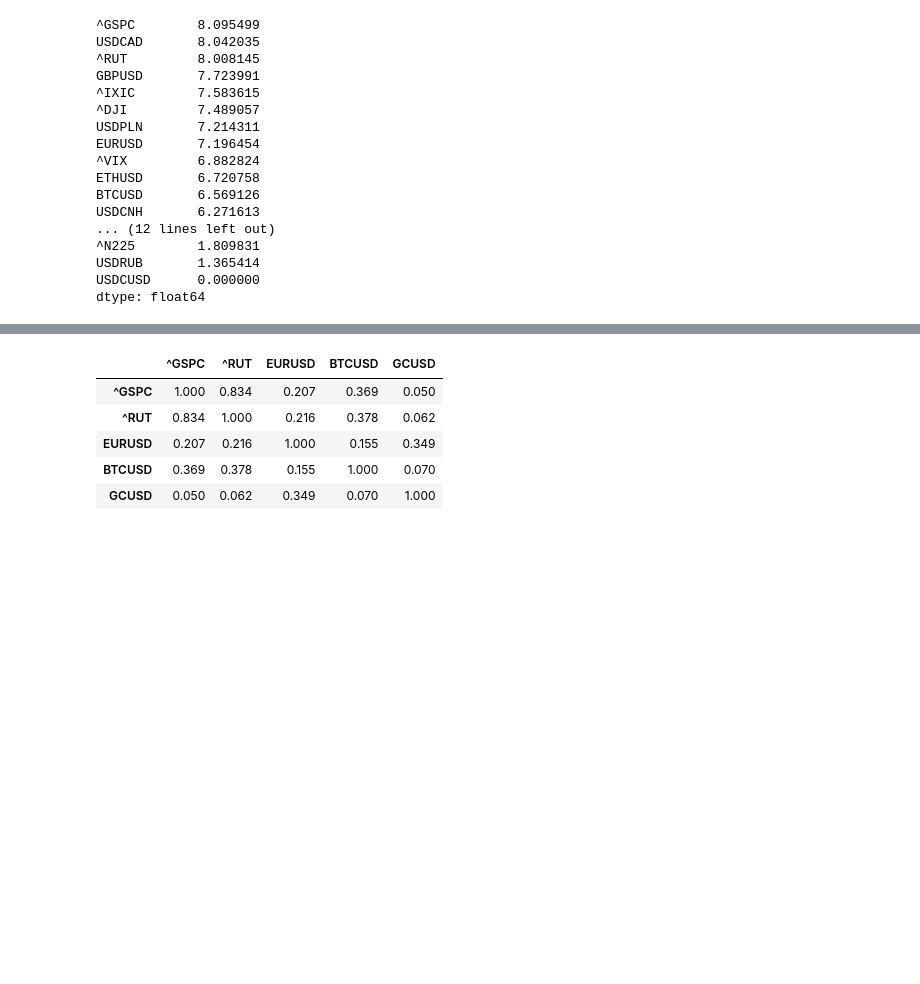
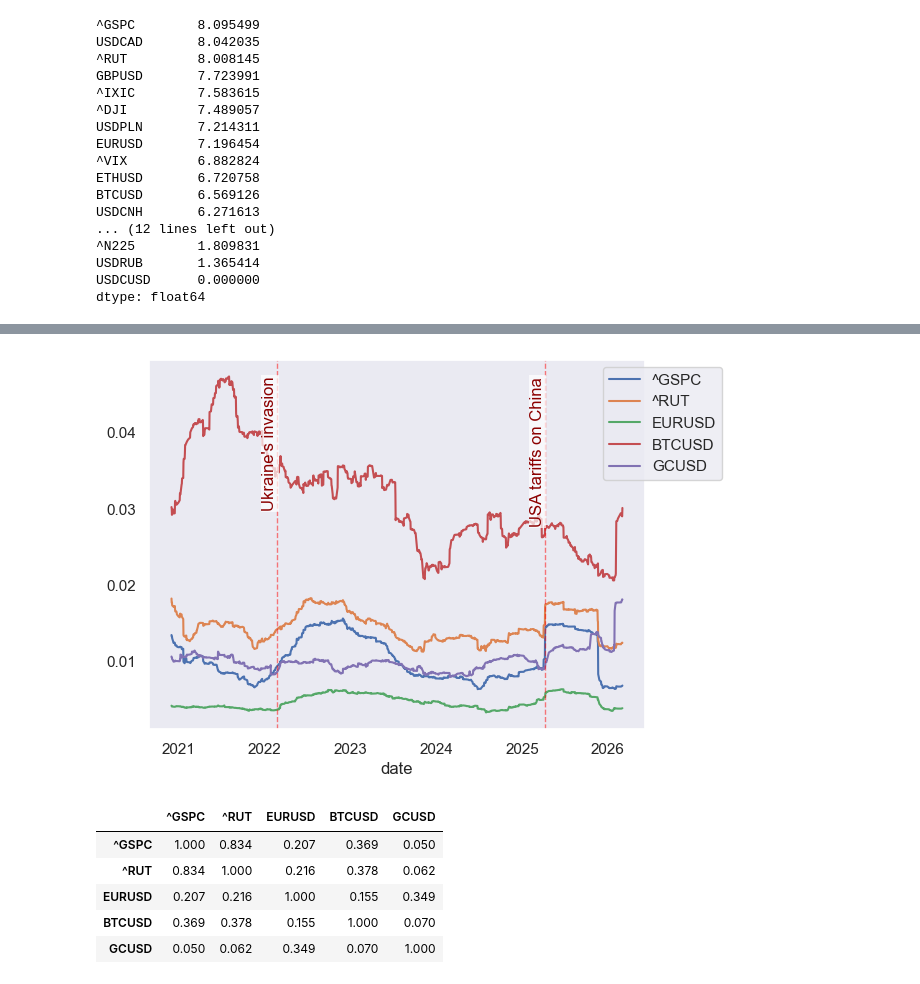
Before and after one commit to pawel-szulik/financial-market-analysis, a Jupyter notebook: notebooks/corrs_distr.ipynb, the cells around one changed output, grey strips where cells are left out. Saved outputs shown, nothing was run; the diff lists cells and outputs as text; code cells hidden in the pictures; blank space fills up the shorter version.

Commit message:
rolling volatility, market events

```diff
--- a/notebooks/corrs_distr.ipynb
+++ b/notebooks/corrs_distr.ipynb
@@ -59,3 +67,7 @@ returns_sel = returns[selected]
+# %%
+pl.rolling_volatility(returns_sel)
+# %% [output]
+[figure, added]
 # %%
 (pear_cor.loc[selected, selected]
  .style.format("{:.3f}")
```
Also changed, not shown: parts of 3 cells of this notebook, 3 other files.
